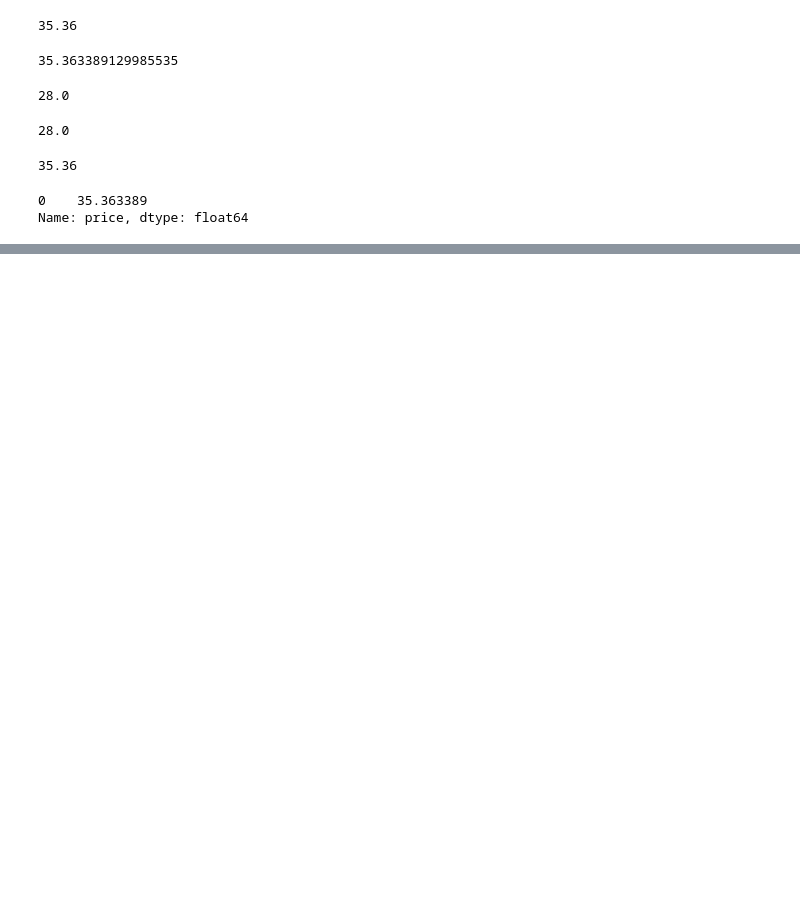
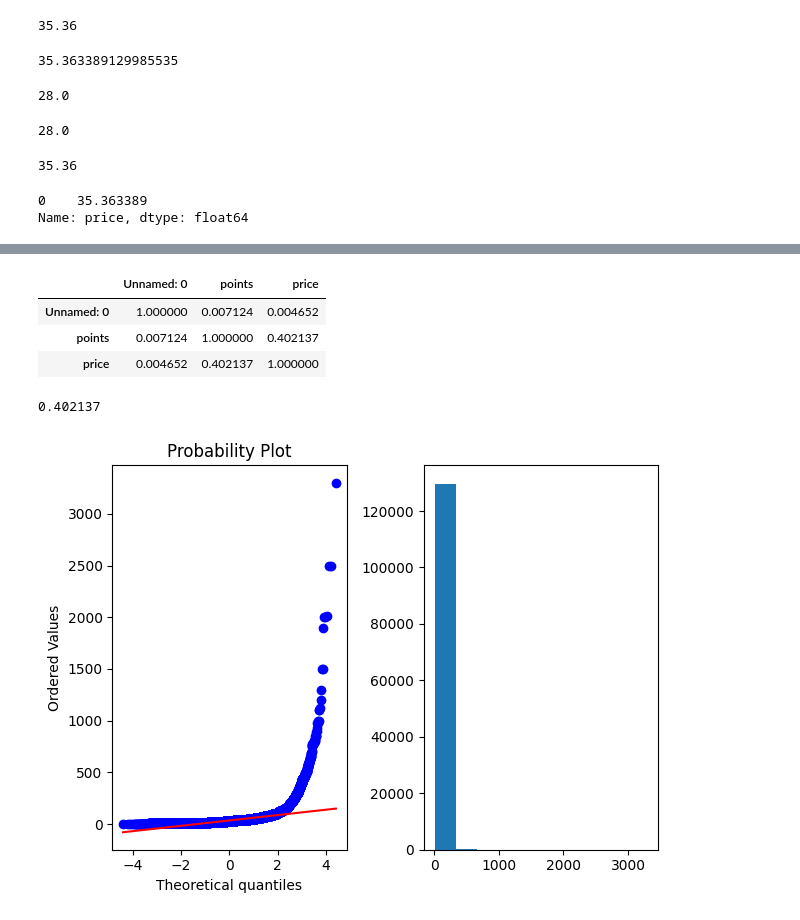
Before and after one commit to kondratiev-du/sf_data_science, a Jupyter notebook: education_folder/eda/eda_2/eda_2.ipynb, the cells around one changed output, grey strips where cells are left out. Saved outputs shown, nothing was run; the diff lists cells and outputs as text; code cells hidden in the pictures; blank space fills up the shorter version.

```diff
--- a/education_folder/eda/eda_2/eda_2.ipynb
+++ b/education_folder/eda/eda_2/eda_2.ipynb
@@ -45,0 +69,26 @@ Name: price, dtype: float64
+# %%
+df.corr(numeric_only=True)
+# %% [output]
+|  | Unnamed: 0 | points | price |
+| Unnamed: 0 | 1.000000 | 0.007124 | 0.004652 |
+| points | 0.007124 | 1.000000 | 0.402137 |
+| price | 0.004652 | 0.402137 | 1.000000 |
+# %%
+round(df['price'].corr(df['points']),6)
+# %% [output]
+0.402137
+# %%
+import matplotlib.pyplot as plt # библиотека визуализации
+from scipy import stats # библиотека для расчетов
+
+plt.subplot(1, 2, 1) # задаем сетку рисунка количество строк и столбцов
+stats.probplot(df['price'], plot=plt) # qq plot
+
+plt.subplot(1, 2, 2) # располагаем второй рисунок рядом
+plt.hist(df['price']) # гистограмма распределения признака
+
+plt.tight_layout() # чтобы графики не наезжали другу на друга, используем tight_layout
+
+plt.show() # просмотр графика
+# %% [output]
+[figure, added]
```
Also changed, not shown: parts of 19 cells of this notebook.
